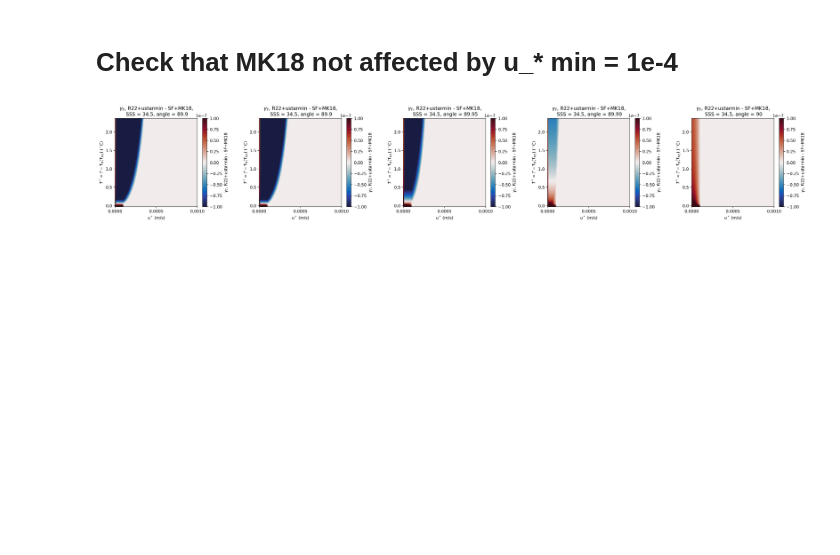
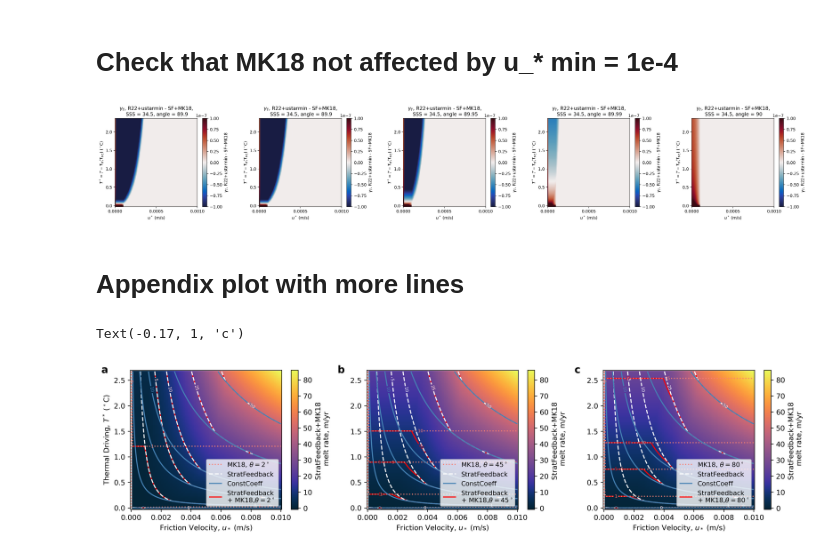
Before and after one commit to claireyung/stratification-feedback-param-paper, a Jupyter notebook: 3eq param phase for paper-FINAL.ipynb, the cells around one changed output. Cells and saved outputs as stored; diff of their text form; code cells hidden in the pictures; blank space fills up the shorter version.

```diff
--- a/3eq param phase for paper-FINAL.ipynb
+++ b/3eq param phase for paper-FINAL.ipynb
@@ -741,9 +741,9 @@ plt.title('Melt Rate for SSS = '+str(sss)+', angle = '+str(theta))
 Text(0.5, 1.0, 'Melt Rate for SSS = 34.5, angle = 89')
 [figure]
 # %%
-def plot_regime_melt_lots_of_lines(angle,ax):
+def plot_regime_melt_lots_of_lines(angle,ax,legend_out = False):
     ustar_arr = np.linspace(0,0.01,100)
-    sst_arr = np.linspace(-2.3,0.1,100)
+    sst_arr = np.linspace(-2.3,0.4,100)
     melt_arr = np.zeros([100,100])
     Lplus_arr = np.zeros([100,100])
     Rosevear_Gamma_conv = False
@@ -796,7 +796,7 @@ def plot_regime_melt_lots_of_lines(angle,ax):
             #print(str(m)+', '+str(n))
             salts, melts, Lplusses,exch_vel_t = solve_three_eqn(ustar_arr[m], Rhoml = 1027.6458676164675,
                                                      p_int = p_int,sst = sst_arr[n],
-                                                     sss = sss, Rosevear_Gamma = False,CC_Gamma = True,
+                                                     sss = sss, Rosevear_Gamma = False,CC_Gamma = False,
                                                      const_Gamma = False, old_Gamma = False, J10_Gamma = False, KM15 = False,
                                                      ShearConvParam = True,
                                                      theta = theta)
@@ -838,12 +838,16 @@ def plot_regime_melt_lots_of_lines(angle,ax):
     h5,l1 = CS5.legend_elements()
 
 #     plt.legend([h1[0],h4[0], h2[0],h5[0],h3[0]], ['KM15',r'MK18, $\theta = $'+str(theta), 'R22','R22lim','R22MK18 combo'], loc = 'upper right')
-
-    ax.legend([h4[0], h2[0],h5[0],h3[0]], [r'MK18, $\theta = $'+str(90-theta), 'StratFeedback','ConstCoeff','StratFeedback \n+ MK18,'+r'$\theta = $'+str(90-theta)], loc = 'upper right')
+    if legend_out:
+        ax.legend([h4[0], h2[0],h5[0],h3[0]], [r'MK18, $\theta = $'+str(90-theta)+'$^\circ$', 'StratFeedback','ConstCoeff','StratFeedback \n+ MK18,'+r'$\theta = $'+str(90-theta)+'$^\circ$'],
+                  loc = 'lower center', bbox_to_anchor = (0.5,1), ncols = 2, facecolor='lightgrey',framealpha=0.7)
+    else:
+        ax.legend([h4[0], h2[0],h5[0],h3[0]], [r'MK18, $\theta = $'+str(90-theta)+'$^\circ$', 'StratFeedback','ConstCoeff','StratFeedback \n+ MK18,'+r'$\theta = $'+str(90-theta)+'$^\circ$'],  loc = 'lower right', fontsize = 9)
 
     ax.set_xlabel('$u_*$ (m/s)')
     ax.set_ylabel('$T^* = T-T_{fr}(T_{ML})$ ($^\circ$C)')
     #ax.set_title('Melt Rate for SSS = '+str(sss))
     ax.set_xticks([0,0.002,0.004,0.006,0.008,0.01]);
+    ax.set_ylim(min(sst_arr-tfreeze),2.7)
 #    plt.show()
 # %%
@@ -1462,3 +1488,34 @@ plot_ustarminminMK18exchvel(axes[4],theta=90,vmax=1e-7)
 fig.subplots_adjust(wspace = 0.4)
 # %% [output]
 [figure]
+# %% [markdown]
+# Appendix plot with more lines
+# %%
+verbose = False
+p_int = 500*1e4
+
+fig, axes = plt.subplots(nrows = 1,ncols = 3,figsize = (16.5,3.5),dpi = 300)
+
+plot_regime_melt_lots_of_lines(88,axes[0])
+plot_regime_melt_lots_of_lines(45,axes[1])
+plot_regime_melt_lots_of_lines(10,axes[2])
+
+axes[0].set_ylabel('Thermal Driving, $T^*$ ($^\circ$C)')
+axes[1].set_ylabel('')
+axes[2].set_ylabel('')
+
+axes[0].set_xlabel('Friction Velocity, $u_*$ (m/s)')
+axes[1].set_xlabel('Friction Velocity, $u_*$ (m/s)')
+axes[2].set_xlabel('Friction Velocity, $u_*$ (m/s)')
+
+fig.subplots_adjust(wspace = 0.25, hspace = 0.2)
+
+axes[0].text(-0.17,1,'a',horizontalalignment='center', fontweight='bold',
+     verticalalignment='center',transform=axes[0].transAxes, fontsize = 14)
+axes[1].text(-0.17,1,'b',horizontalalignment='center', fontweight='bold',
+     verticalalignment='center',transform=axes[1].transAxes, fontsize = 14)
+axes[2].text(-0.17,1,'c',horizontalalignment='center', fontweight='bold',
+     verticalalignment='center',transform=axes[2].transAxes, fontsize = 14)
+# %% [output]
+Text(-0.17, 1, 'c')
+[figure, added]
```
Also changed, not shown: parts of 11 cells of this notebook, 10 other files.
